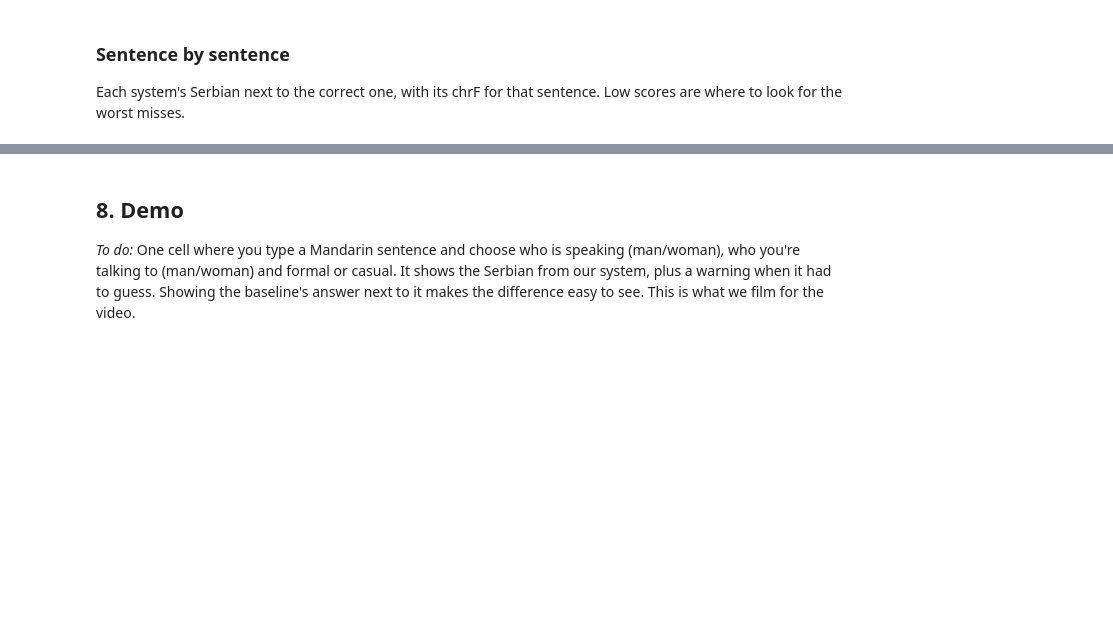
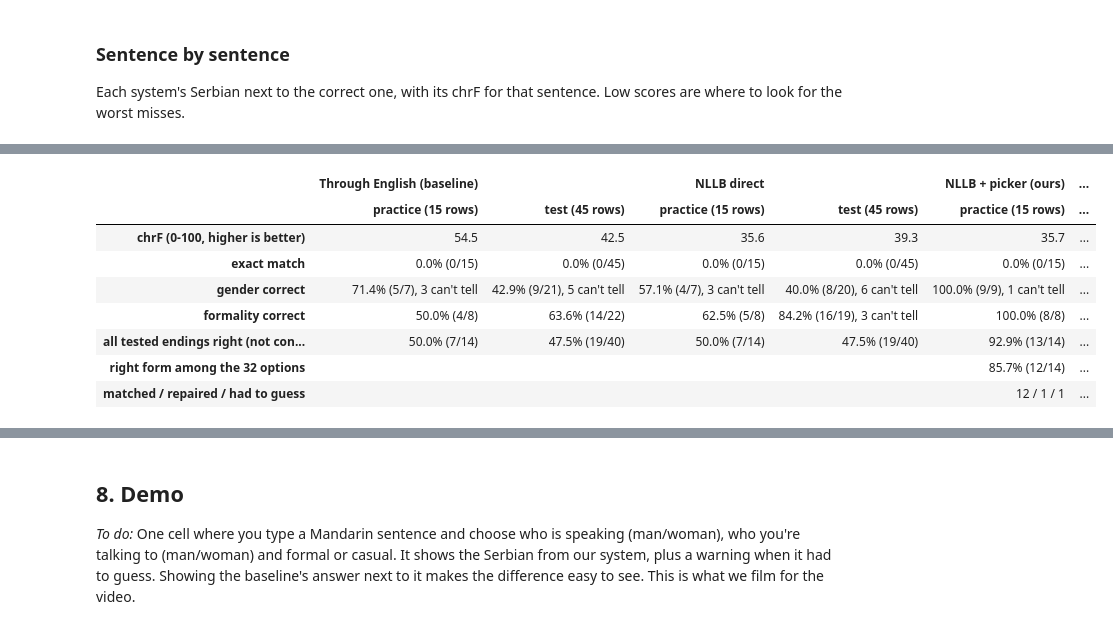
Before and after one commit to proelium27/veritas-ai-hackathon, a Jupyter notebook: notebook/model.ipynb, the cells around one changed output, grey strips where cells are left out. Saved outputs shown, nothing was run; the diff lists cells and outputs as text; code cells hidden in the pictures; blank space fills up the shorter version.

```diff
--- a/notebook/model.ipynb
+++ b/notebook/model.ipynb
@@ -1473,0 +1484,73 @@ if len(scored):
+# %%
+# Rows with a correct Serbian, split into the two groups.
+has_answer = work["correct_serbian"] != ""
+practice_rows = work[(work.split == "practice") & has_answer]
+test_rows     = work[(work.split == "test") & has_answer]
+print(f"practice rows scored: {len(practice_rows)} | test rows scored: {len(test_rows)}")
+
+
+def count_text(right, total, cant_tell=0):
+    """Write a score as '75.0% (30/40)', plus ", 2 can't tell" when detect() couldn't read some rows."""
+    text = f"{100 * right / total:.1f}% ({right}/{total})" if total else "n/a (0/0)"
+    if cant_tell:
+        text += f", {cant_tell} can't tell"
+    return text
+
+
+def property_outcomes(hyps, rows, properties):
+    """The same rule as property_correct() in section 7, but one answer per row:
+    1 = right, 0 = wrong, None = detect() can't tell, "n/a" = this row doesn't test it."""
+    outcomes = []
+    for serbian, (_, row) in zip(hyps, rows.iterrows()):
+        applies = [p for p in tested(row) if p in properties]
+        if not applies:
+            outcomes.append("n/a")
+            continue
+        found = detect_row(serbian, row)
+        pairs = [(found[PROPERTY_CHECKS[p][0]], row[PROPERTY_CHECKS[p][1]]) for p in applies]
+        if any(guess is None for guess, label in pairs):
+            outcomes.append(None)
+        else:
+            outcomes.append(int(all(guess == label for guess, label in pairs)))
+    return outcomes
+
+
+def scorecard(rows):
+    """Every number from section 7 for the three systems on these rows, as text."""
+    refs = rows["correct_serbian"].tolist()
+    judged = rows[rows["what_it_tests"] != "control"]       # rows that test some ending
+    card = {}
+    for name, column in SYSTEMS.items():
+        hyps = rows[column].tolist()
+        corpus_chrf, _ = chrf(hyps, refs)
+        exact = round(exact_match(hyps, refs) * len(refs) / 100)
+        numbers = {"chrF (0-100, higher is better)": f"{corpus_chrf:.1f}",
+                   "exact match": count_text(exact, len(refs))}
+        for label, properties in [("gender correct", GENDER), ("formality correct", FORMALITY)]:
+            outcomes = property_outcomes(hyps, rows, properties)
+            right = sum(o == 1 for o in outcomes)
+            checked = sum(o in (0, 1) for o in outcomes)
+            cant_tell = sum(o is None for o in outcomes)
+            # Safety check: the same totals as section 7's property_correct().
+            assert property_correct(hyps, rows, properties)[1:] == (checked, cant_tell)
+            numbers[label] = count_text(right, checked, cant_tell)
+        endings = sum(fits(h, row) for h, (_, row) in zip(judged[column], judged.iterrows()))
+        numbers["all tested endings right (not control rows)"] = count_text(endings, len(judged))
+        card[name] = numbers
+    # Two numbers that only make sense for our picker.
+    has_form = sum(any(fits(option, row) for option in row["options"]) for _, row in judged.iterrows())
+    how = judged["pick_note"].value_counts()
+    card["NLLB + picker (ours)"]["right form among the 32 options"] = count_text(has_form, len(judged))
+    card["NLLB + picker (ours)"]["matched / repaired / had to guess"] = (
+        f'{how.get("matched", 0)} / {how.get("repaired", 0)} / {how.get("had to guess", 0)}')
+    return card
+
+
+cards = {"practice": scorecard(practice_rows), "test": scorecard(test_rows)}
+final_table = pd.DataFrame({
+    (name, f"{split} ({len(rows)} rows)"): cards[split][name]
+    for name in SYSTEMS
+    for split, rows in [("practice", practice_rows), ("test", test_rows)]
+}).fillna("")      # blank: that number only exists for the picker
+display(final_table)
+# %% [output]
@@ -1473,0 +1558,9 @@ if len(scored):
+|  | Through English (baseline) |  | NLLB direct |  | NLLB + picker (ours) | ... |
+|  | practice (15 rows) | test (45 rows) | practice (15 rows) | test (45 rows) | practice (15 rows) | ... |
+| chrF (0-100, higher is better) | 54.5 | 42.5 | 35.6 | 39.3 | 35.7 | ... |
+| exact match | 0.0% (0/15) | 0.0% (0/45) | 0.0% (0/15) | 0.0% (0/45) | 0.0% (0/15) | ... |
+| gender correct | 71.4% (5/7), 3 can't tell | 42.9% (9/21), 5 can't tell | 57.1% (4/7), 3 can't tell | 40.0% (8/20), 6 can't tell | 100.0% (9/9), 1 can't tell | ... |
+| formality correct | 50.0% (4/8) | 63.6% (14/22) | 62.5% (5/8) | 84.2% (16/19), 3 can't tell | 100.0% (8/8) | ... |
+| all tested endings right (not con... | 50.0% (7/14) | 47.5% (19/40) | 50.0% (7/14) | 47.5% (19/40) | 92.9% (13/14) | ... |
+| right form among the 32 options |  |  |  |  | 85.7% (12/14) | ... |
+| matched / repaired / had to guess |  |  |  |  | 12 / 1 / 1 | ... |
```
Also changed, not shown: parts of 19 cells of this notebook, 1 other file.
